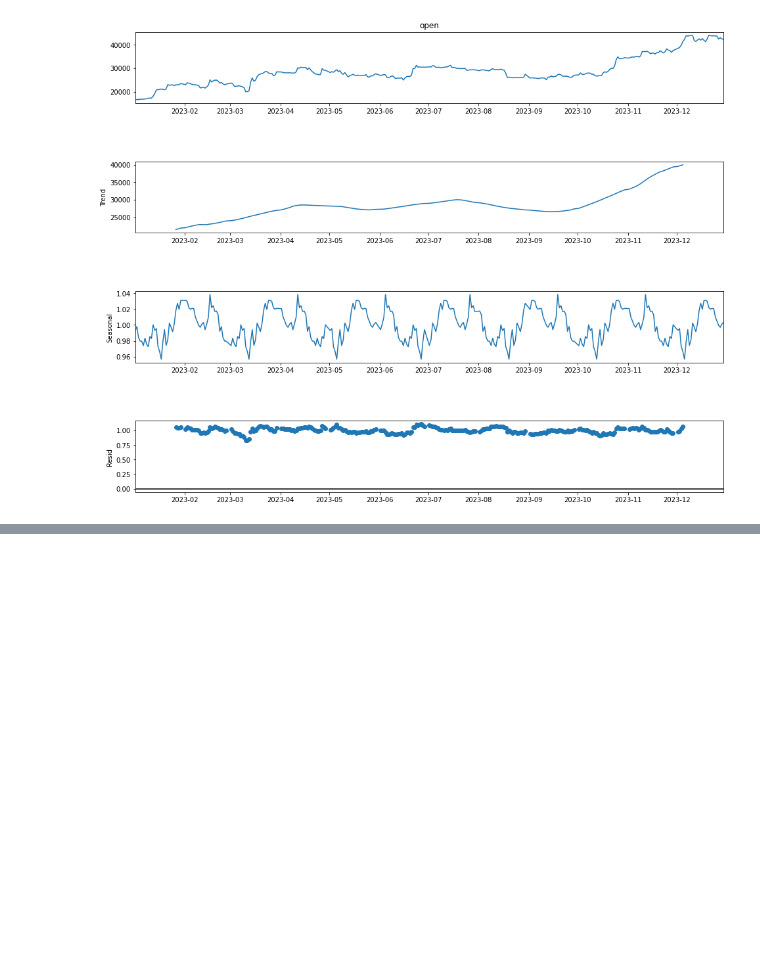
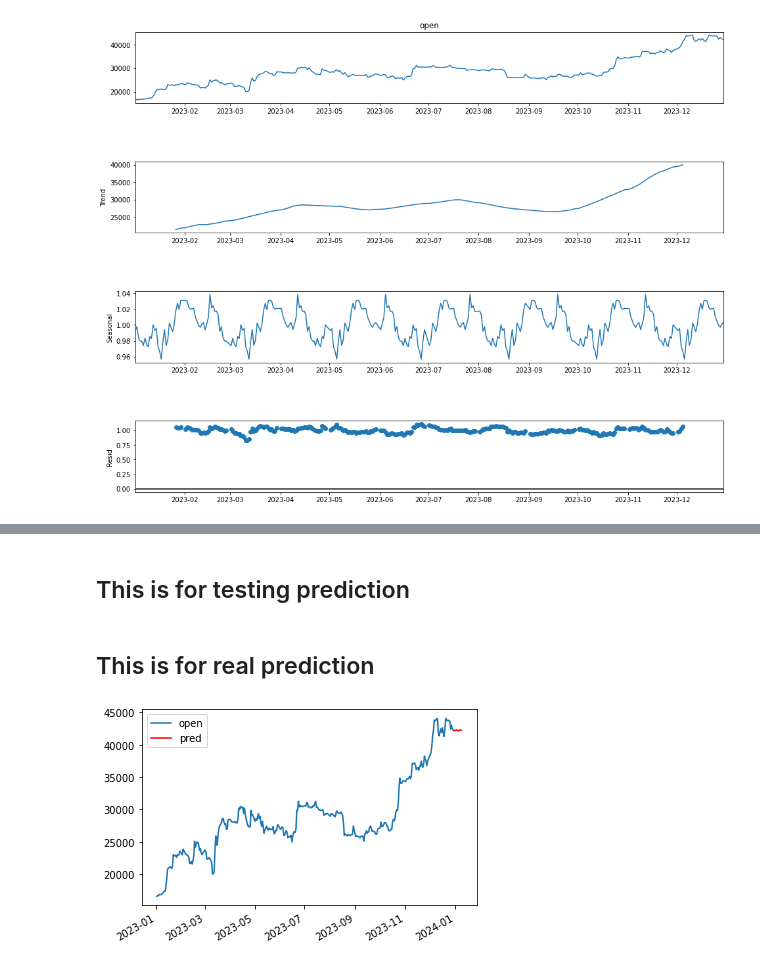
Before and after one commit to kennywang112/Bitcoin-Prediction, a Jupyter notebook: ARIMA.ipynb, the cells around one changed output, grey strips where cells are left out. Cells and saved outputs as stored; diff of their text form; code cells hidden in the pictures; blank space fills up the shorter version.

Commit message:
arima prediction

```diff
--- a/ARIMA.ipynb
+++ b/ARIMA.ipynb
@@ -150,0 +272,2 @@ with plt.rc_context({'xtick.color':'black', 'ytick.color':'black', 'figure.facec
+# %% [markdown]
+## This is for testing prediction
@@ -150,0 +276,24 @@ with plt.rc_context({'xtick.color':'black', 'ytick.color':'black', 'figure.facec
+# %% [markdown]
+## This is for real prediction
+# %%
+model = sm.tsa.ARIMA(full_data['open'], order=(3, 1, 2)).fit()
+
+# Plotting the historical data
+fig, ax = plt.subplots()
+ax = full_data['open'].plot(ax = ax)
+
+your_number_of_steps = 10
+forecast = model.forecast(steps = your_number_of_steps)
+
+# Create predict date
+last_date = full_data.index[-1]
+forecast_index = pd.date_range(start = last_date, periods = your_number_of_steps + 1, freq = 'D')[1:]
+
+forecast_index
+
+ax.plot(forecast_index, forecast, color = 'red', label = 'pred')
+
+plt.legend()
+plt.show()
+# %% [output]
+[figure, added]
```
Also changed, not shown: parts of 14 cells of this notebook, 1 other file.
